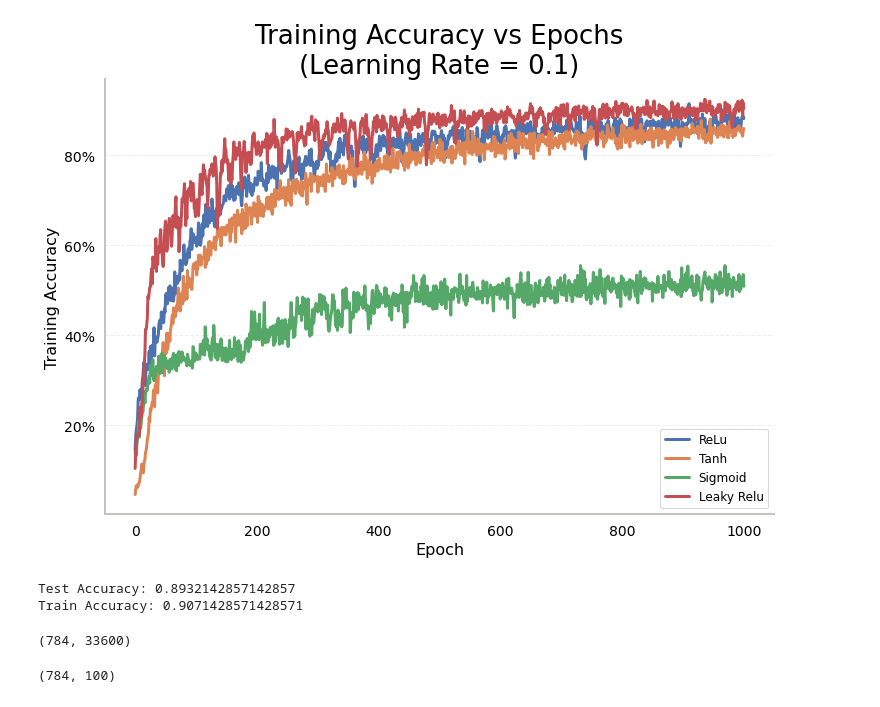
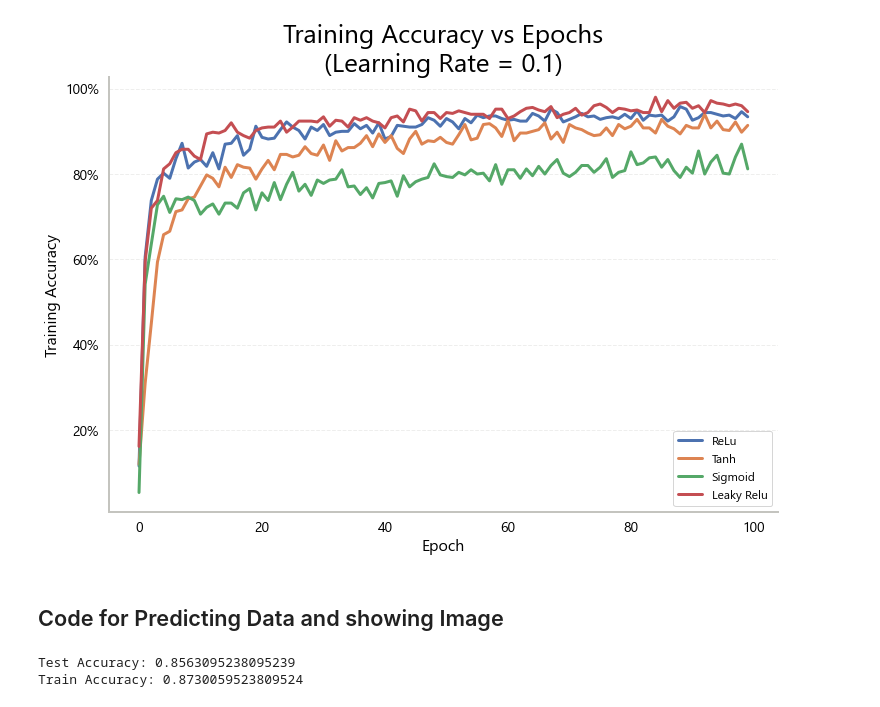
Before and after one commit to rmankers/Neural-Networks-Learning, a Jupyter notebook: notebooks/1 - Building NN From Scratch.ipynb, the cells around one changed output. Saved outputs shown, nothing was run; the diff lists cells and outputs as text; code cells hidden in the pictures.

```diff
--- a/notebooks/1 - Building NN From Scratch.ipynb
+++ b/notebooks/1 - Building NN From Scratch.ipynb
@@ -245,30 +246,26 @@ class neural_network:
         return a[3].argmax(axis = 0)
 # %%
 lr = 0.1
-batch_size = 1_000
-e = 10_000
+batch_size = 500
+e = 1_000
 
 # Running NN
-nn = neural_network(hidden_layers = 2,node_counts= [10,10] )
-e = 1_000
-nn.fit(X = normalized_X, y = y_train , activation = 'tanh',learning_rate = lr, epochs = e,batch_size = batch_size)
-tanh_acc = nn.accuracy_array
+nn_tanh = neural_network(hidden_layers = 2,node_counts= [100,10] )
+nn_tanh.fit(X = normalized_X, y = y_train , activation = 'tanh',learning_rate = lr, epochs = e,batch_size = batch_size)
+tanh_acc = nn_tanh.accuracy_array
 
 # Running NN
-nn = neural_network(hidden_layers = 2,node_counts= [10,10] )
-e = 1_000
-nn.fit(X = normalized_X, y = y_train , activation = 'relu',learning_rate = lr, epochs = e,batch_size = batch_size)
-relu_acc = nn.accuracy_array
+nn_relu = neural_network(hidden_layers = 2,node_counts= [100,10] )
+nn_relu.fit(X = normalized_X, y = y_train , activation = 'relu',learning_rate = lr, epochs = e,batch_size = batch_size)
+relu_acc = nn_relu.accuracy_array
 
 # Running NN
-nn = neural_network(hidden_layers = 2,node_counts= [10,10] )
-e = 1_000
-nn.fit(X = normalized_X, y = y_train , activation = 'sigmoid',learning_rate = lr, epochs = e,batch_size = batch_size)
-sigmoid_acc = nn.accuracy_array
+nn_sigmoid = neural_network(hidden_layers = 2,node_counts= [100,10] )
+nn_sigmoid.fit(X = normalized_X, y = y_train , activation = 'sigmoid',learning_rate = lr, epochs = e,batch_size = batch_size)
+sigmoid_acc = nn_sigmoid.accuracy_array
 
 # Running NN
-nn = neural_network(hidden_layers = 2,node_counts= [10,10] )
-e = 1_000
-nn.fit(X = normalized_X, y = y_train , activation = 'leaky_relu',learning_rate = 0.3, epochs = e,batch_size = batch_size)
-leaky_relu_acc = nn.accuracy_array
+nn_leaky_relu = neural_network(hidden_layers = 2,node_counts= [100,10] )
+nn_leaky_relu.fit(X = normalized_X, y = y_train , activation = 'leaky_relu',learning_rate = 0.3, epochs = e,batch_size = batch_size)
+leaky_relu_acc = nn_leaky_relu.accuracy_array
 # %% [output]
@@ -309,33 +289,31 @@ Iteration 990: Accuracy: 0.92
 # %%
 # Plotting Accuracy over Epochs
 
 fig,ax = plt.subplots()
-sns.lineplot(x = range(e), y = relu_acc,label = 'ReLu')
-sns.lineplot(x = range(e), y = tanh_acc, label = 'Tanh')
-sns.lineplot(x = range(e), y = sigmoid_acc,label = 'Sigmoid')
-sns.lineplot(x = range(e), y = leaky_relu_acc,label = 'Leaky Relu')
+sns.lineplot(x = range(len(relu_acc)), y = relu_acc,label = 'ReLu')
+sns.lineplot(x = range(len(tanh_acc)), y = tanh_acc, label = 'Tanh')
+sns.lineplot(x = range(len(sigmoid_acc)), y = sigmoid_acc,label = 'Sigmoid')
+sns.lineplot(x = range(len(leaky_relu_acc)), y = leaky_relu_acc,label = 'Leaky Relu')
 
 
 plt.title(f'Training Accuracy vs Epochs\n(Learning Rate = {lr})')
 plt.xlabel('Epoch')
 plt.ylabel('Training Accuracy')
 sns.despine(top = True, right = True, left = False, bottom = False)
 ax.xaxis.grid(False)
 ax.yaxis.set_major_formatter(mtick.PercentFormatter(1,decimals= 0))
 # %% [output]
-[figure, old version]
+[figure, new version]
+# %% [markdown]
+## Code for Predicting Data and showing Image
 # %%
 # Predicting on Test Dataset
 X_test_scaled = scaler.fit_transform(X_test)
 
-test_accuracy = nn.get_accuracy(nn.predict(X_test_scaled,y_test),y_test)
-train_accuracy =nn.get_accuracy(nn.predict(normalized_X,y_train),y_train)
+test_accuracy = nn_leaky_relu.get_accuracy(nn_leaky_relu.predict(X_test_scaled),y_test)
+train_accuracy =nn_leaky_relu.get_accuracy(nn_leaky_relu.predict(normalized_X),y_train)
 
 print(f'Test Accuracy: {test_accuracy}\nTrain Accuracy: {train_accuracy}')
 # %% [output]
-Test Accuracy: 0.8932142857142857
-Train Accuracy: 0.9071428571428571
+Test Accuracy: 0.8563095238095239
+Train Accuracy: 0.8730059523809524
-# %%
-normalized_X.shape
-# %% [output]
-(784, 33600)
@@ -346,4 +319,0 @@ normalized_X.shape
-# %%
-get_batch(normalized_X, 100).shape
-# %% [output]
-(784, 100)
```
Also changed, not shown: parts of 3 cells of this notebook.
